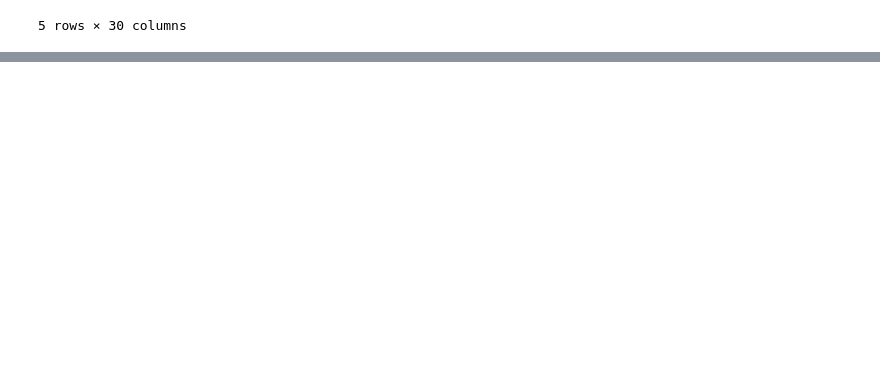
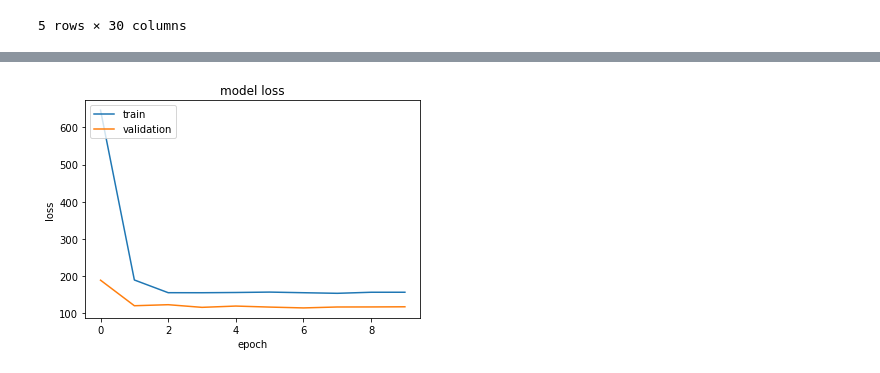
Before and after one commit to mzawadzki90/kickstarter_project, a Jupyter notebook: notebooks/spotify_v2_no_word_embedding.ipynb, the cells around one changed output, grey strips where cells are left out. Saved outputs shown, nothing was run; the diff lists cells and outputs as text; code cells hidden in the pictures; blank space fills up the shorter version.

```diff
--- a/notebooks/spotify_v2_no_word_embedding.ipynb
+++ b/notebooks/spotify_v2_no_word_embedding.ipynb
@@ -153,6 +236,8 @@ print(history.history.keys())
 # %%
-loss_plotter = LossPlotter(history)
-loss_plotter.plot()
+# loss_plotter = LossPlotter(history)
+# loss_plotter.plot()
+# %% [output]
+[figure, added]
 # %%
 # Evaluate the model on the test data using `evaluate`
 
```
Also changed, not shown: parts of 12 cells of this notebook, 4 other files.
